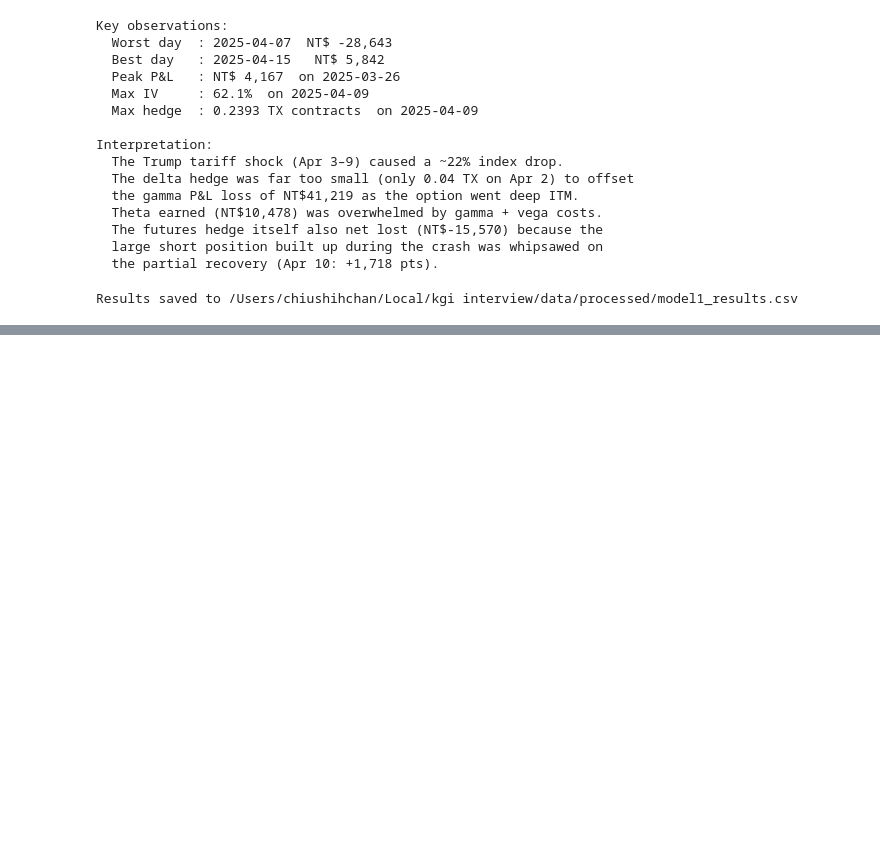
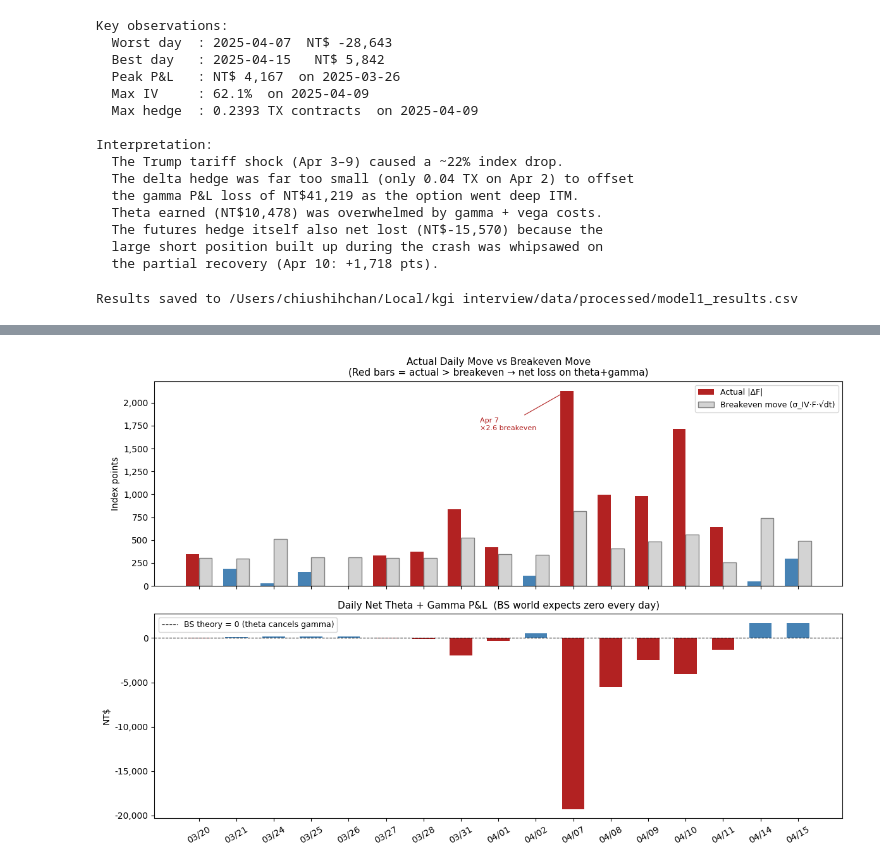
Before and after one commit to MaxChiu1122/Delta_Hedging_Strategy, a Jupyter notebook: notebooks/model1_backtest.ipynb, the cells around one changed output, grey strips where cells are left out. Saved outputs shown, nothing was run; the diff lists cells and outputs as text; code cells hidden in the pictures; blank space fills up the shorter version.

```diff
--- a/notebooks/model1_backtest.ipynb
+++ b/notebooks/model1_backtest.ipynb
@@ -709,0 +740,95 @@ Results saved to /Users/chiushihchan/Local/kgi interview/data/processed/model1_r
+# %%
+# Build per-day analysis table (intermediate days only — skip day 0 and expiry)
+rows = []
+for i in range(1, len(dates) - 1):
+    d_curr = dates[i]
+    d_prev = dates[i - 1]
+    rec_prev = next(r for r in records if r.date == str(d_prev.date()))
+    rec_curr = next(r for r in records if r.date == str(d_curr.date()))
+
+    F_prev   = rec_prev.F
+    F_curr   = rec_curr.F
+    iv_prev  = rec_prev.iv          # IV known at close of d_prev (no lookahead)
+    gamma_p  = rec_prev.gamma       # gamma at close of d_prev
+    dt_cal   = (d_curr - d_prev).days / 365.0   # calendar days between settlements
+
+    delta_F  = F_curr - F_prev
+    actual_move = abs(delta_F)
+
+    # Breakeven move: the 1-sigma expected move priced into IV at prev close
+    be_move = (iv_prev or 0) * F_prev * math.sqrt(dt_cal)
+
+    # Theta + Gamma net (BS should give zero; deviation = RV vs IV difference)
+    tg_net = rec_curr.theta_pnl + rec_curr.gamma_pnl  # NT$
+
+    # Theoretical theta (= gamma cost if RV = IV)
+    theta_theory_ntd = 0.5 * (gamma_p or 0) * (iv_prev or 0)**2 * F_prev**2 * dt_cal * OPT_MULT
+
+    rows.append({
+        "date":          d_curr,
+        "F_prev":        F_prev,
+        "ΔF":            delta_F,
+        "actual_move":   actual_move,
+        "be_move":       be_move,
+        "move_ratio":    actual_move / be_move if be_move > 0 else 0,
+        "theta_pnl":     rec_curr.theta_pnl,
+        "gamma_pnl":     rec_curr.gamma_pnl,
+        "tg_net":        tg_net,
+        "tg_theory":     0.0,   # BS world = zero
+        "iv_prev_pct":   (iv_prev or 0) * 100,
+    })
+
+analysis = pd.DataFrame(rows).set_index("date")
+
+# ── Chart: actual move vs breakeven move ──────────────────────────────────────
+fig, axes = plt.subplots(2, 1, figsize=(12, 8), sharex=True)
+
+ax = axes[0]
+x = np.arange(len(analysis))
+labels_x = [d.strftime("%m/%d") for d in analysis.index]
+width = 0.35
+
+bars_actual = ax.bar(x - width/2, analysis["actual_move"], width,
+                     label="Actual |ΔF|", color=[
+                         "firebrick" if r > 1 else "steelblue"
+                         for r in analysis["move_ratio"]])
+bars_be     = ax.bar(x + width/2, analysis["be_move"], width,
+                     label="Breakeven move (σ_IV·F·√dt)", color="lightgrey",
+                     edgecolor="grey")
+ax.set_xticks(x); ax.set_xticklabels(labels_x, rotation=30)
+ax.set_ylabel("Index points")
+ax.set_title("Actual Daily Move vs Breakeven Move\n"
+             "(Red bars = actual > breakeven → net loss on theta+gamma)", fontsize=11)
+ax.legend(fontsize=9)
+ax.yaxis.set_major_formatter(mticker.FuncFormatter(lambda v, _: f"{v:,.0f}"))
+
+# Annotate Apr 7
+idx_apr7 = list(analysis.index).index(pd.Timestamp("2025-04-07"))
+ax.annotate("Apr 7\n×{:.1f} breakeven".format(analysis.loc["2025-04-07", "move_ratio"]),
+            xy=(idx_apr7 - width/2, analysis.loc["2025-04-07", "actual_move"]),
+            xytext=(idx_apr7 - 2.5, analysis.loc["2025-04-07", "actual_move"] * 0.8),
+            fontsize=8, color="firebrick",
+            arrowprops=dict(arrowstyle="->", color="firebrick", lw=0.8))
+
+# ── Chart: theta+gamma net P&L vs zero ───────────────────────────────────────
+ax2 = axes[1]
+colors_tg = ["steelblue" if v >= 0 else "firebrick" for v in analysis["tg_net"]]
+ax2.bar(x, analysis["tg_net"], color=colors_tg, width=0.6)
+ax2.axhline(0, color="black", linewidth=0.8, linestyle="--",
+            label="BS theory = 0 (theta cancels gamma)")
+ax2.set_xticks(x); ax2.set_xticklabels(labels_x, rotation=30)
+ax2.set_ylabel("NT$")
+ax2.set_title("Daily Net Theta + Gamma P&L  (BS world expects zero every day)", fontsize=11)
+ax2.legend(fontsize=9)
+ax2.yaxis.set_major_formatter(mticker.FuncFormatter(lambda v, _: f"{v:,.0f}"))
+
+plt.tight_layout()
+plt.savefig(ROOT / "notebooks" / "fig_expected_vs_actual.png", dpi=150, bbox_inches="tight")
+plt.show()
+
+print("Days where actual move > breakeven (theta+gamma net loss):")
+exceed = analysis[analysis["move_ratio"] > 1][["actual_move", "be_move", "move_ratio", "tg_net"]]
+exceed.columns = ["Actual |ΔF|", "Breakeven", "Ratio (×)", "Θ+Γ P&L (NT$)"]
+print(exceed.to_string(float_format=lambda v: f"{v:,.1f}"))
+# %% [output]
+[figure, added]
```
Also changed, not shown: parts of 12 cells of this notebook, 10 other files.
